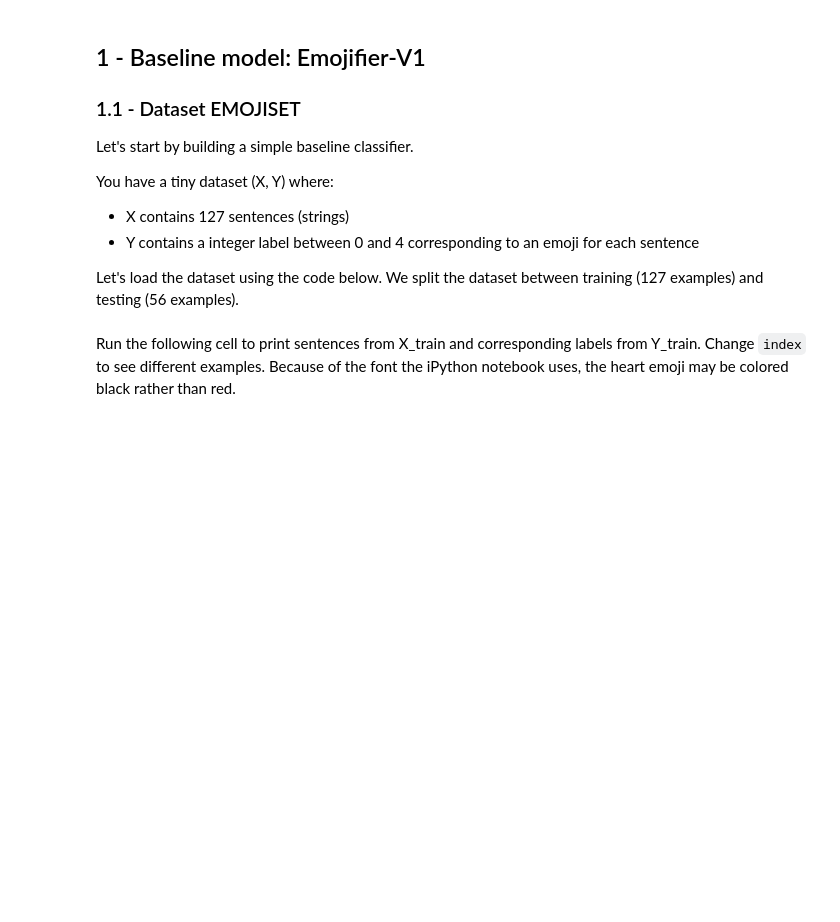
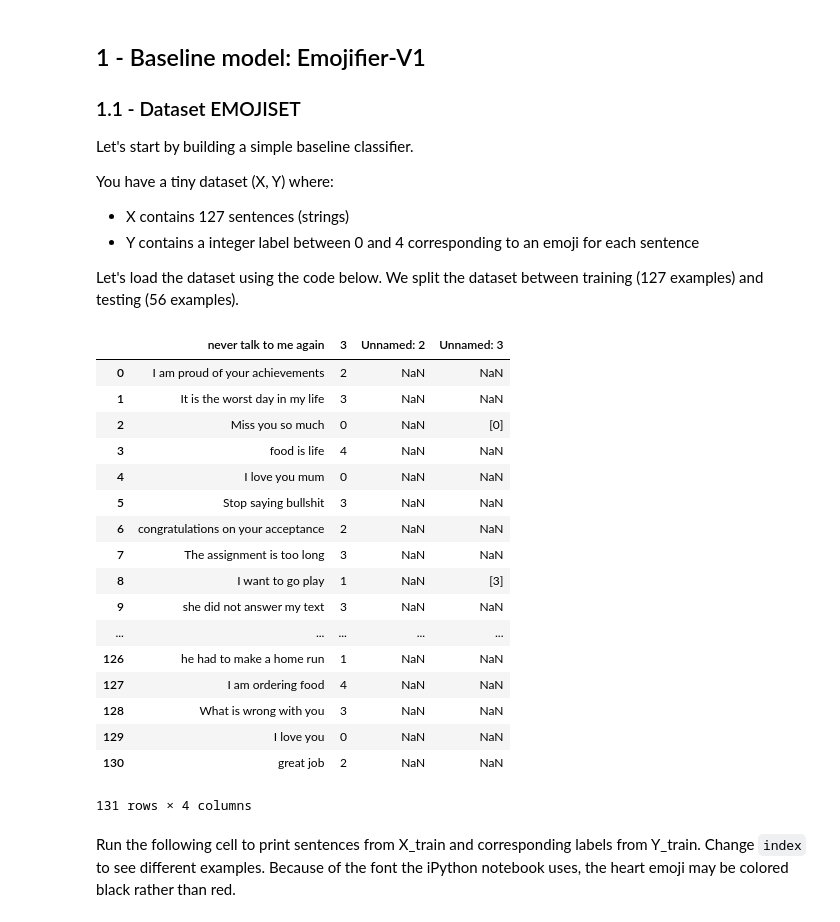
Before and after one commit to kchaudhuri/Deep-Learning, a Jupyter notebook: Emoji Predictor/Emoji predictor.ipynb, the cells around one changed output. Cells and saved outputs as stored; diff of their text form; code cells hidden in the pictures; blank space fills up the shorter version.

```diff
--- a/Emoji Predictor/Emoji predictor.ipynb
+++ b/Emoji Predictor/Emoji predictor.ipynb
@@ -36,3 +22,27 @@ X_test, Y_test = read_csv('data/tesss.csv')
+# %%
+train = pd.read_csv('C:/Users/Kaustubh Chaudhuri/Documents/Datasets/emojinet/train_emoji.csv')
+test = pd.read_csv('C:/Users/Kaustubh Chaudhuri/Documents/Datasets/emojinet/tesss.csv')
+# %%
+train
+# %% [output]
+|  | never talk to me again | 3 | Unnamed: 2 | Unnamed: 3 |
+| 0 | I am proud of your achievements | 2 | NaN | NaN |
+| 1 | It is the worst day in my life | 3 | NaN | NaN |
+| 2 | Miss you so much | 0 | NaN | [0] |
+| 3 | food is life | 4 | NaN | NaN |
+| 4 | I love you mum | 0 | NaN | NaN |
+| 5 | Stop saying bullshit | 3 | NaN | NaN |
+| 6 | congratulations on your acceptance | 2 | NaN | NaN |
+| 7 | The assignment is too long | 3 | NaN | NaN |
+| 8 | I want to go play | 1 | NaN | [3] |
+| 9 | she did not answer my text | 3 | NaN | NaN |
+| ... | ... | ... | ... | ... |
+| 126 | he had to make a home run | 1 | NaN | NaN |
+| 127 | I am ordering food | 4 | NaN | NaN |
+| 128 | What is wrong with you | 3 | NaN | NaN |
+| 129 | I love you | 0 | NaN | NaN |
+| 130 | great job | 2 | NaN | NaN |
+131 rows × 4 columns
 # %%
 maxLen = len(max(X_train, key=len).split())
 # %% [markdown]
```
Also changed, not shown: parts of 3 cells of this notebook, 1 other file.
